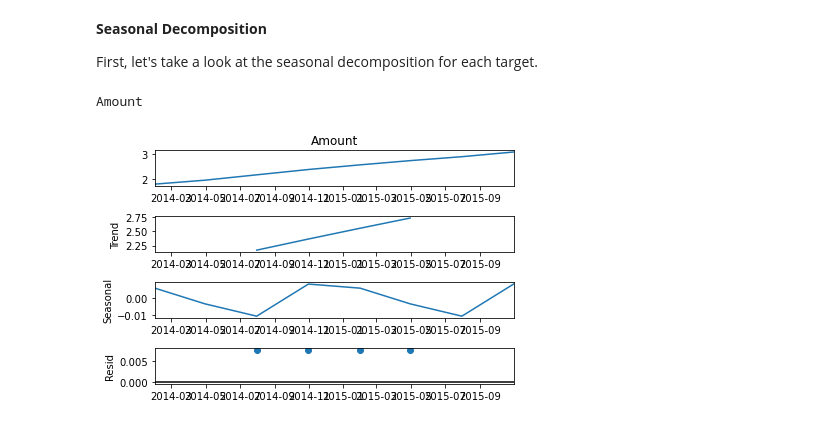
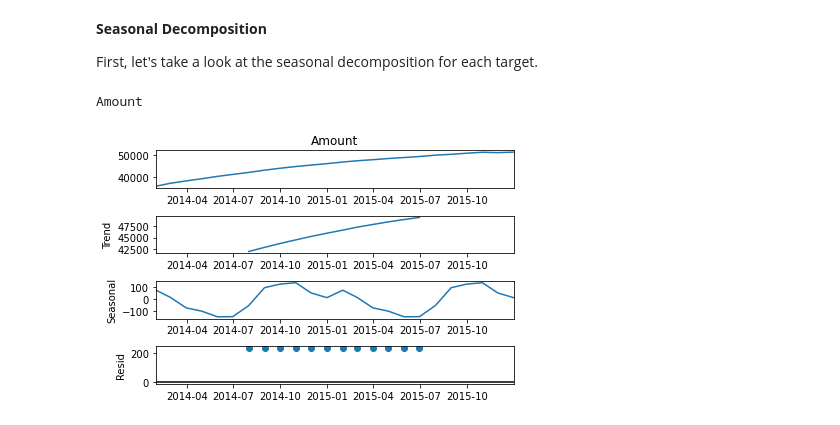
Before and after one commit to LinhQuach13/time-series-exercises, a Jupyter notebook: modeling_exercises.ipynb, the cells around one changed output. Cells and saved outputs as stored; diff of their text form; code cells hidden in the pictures.

```diff
--- a/modeling_exercises.ipynb
+++ b/modeling_exercises.ipynb
@@ -93,0 +111,2 @@ df_resampled = saas_df.resample('d')['Amount'].sum()
+# %%
+saas_df = saas_df[saas_df.index!='2016-02-29']
@@ -284,0 +262,3 @@ Amount -- RMSE: 5
+# %%
+for col in train.columns:
+    plot_and_eval(col)
@@ -287,7 +270,7 @@ Amount -- RMSE: 5
 
 Evaluate using MSE and RMSE, and add evaluation metrics to eval_df
 # %%
-for col in yhat_df.columns:
+for col in train.columns:
     eval_df = append_eval_df(model_type='simple_average',
                             target_var = col)
 eval_df
@@ -345,0 +328,3 @@ Amount -- RMSE: 5
+# %%
+for col in train.columns:
+    plot_and_eval(col)
@@ -365,10 +353,11 @@ Exponential smoothing applied to both the average and the trend (slope).
 
 First, let's take a look at the seasonal decomposition for each target.
 # %%
-print(col, '\n')
-sm.tsa.seasonal_decompose(train[col].resample('3M').mean()).plot()
-plt.show()
+for col in train.columns:
+    print(col,'\n')
+    _ = sm.tsa.seasonal_decompose(train[col].resample('M').mean()).plot()
+    plt.show()
 # %% [output]
 Amount
-[figure, old version]
+[figure, new version]
 # %%
```
Also changed, not shown: parts of 56 cells of this notebook.
